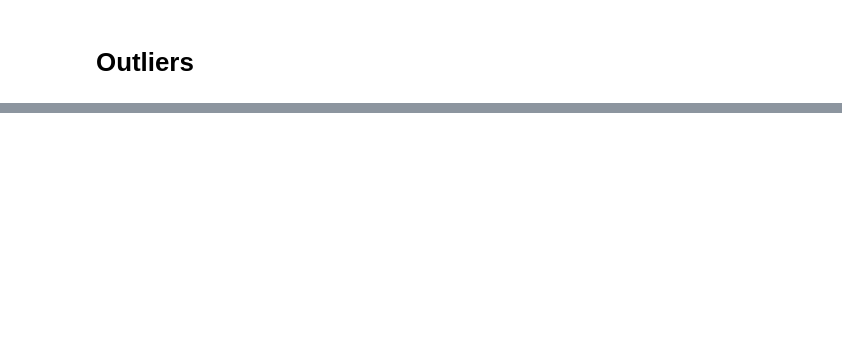
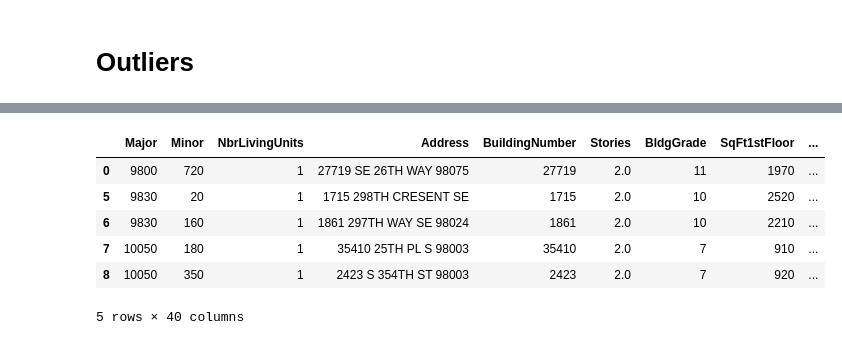
Before and after one commit to samtuleen/King-County-Home-Price-Predictors, a Jupyter notebook: notebooks/exploratory/Predicting-Most-Valuable-Home-Projects-In-King-County-Analysis.ipynb, the cells around one changed output, grey strips where cells are left out. Saved outputs shown, nothing was run; the diff lists cells and outputs as text; code cells hidden in the pictures; blank space fills up the shorter version.

```diff
--- a/notebooks/exploratory/Predicting-Most-Valuable-Home-Projects-In-King-County-Analysis.ipynb
+++ b/notebooks/exploratory/Predicting-Most-Valuable-Home-Projects-In-King-County-Analysis.ipynb
@@ -666,0 +660,11 @@ count
+# %%
+prices = single_family_homes[single_family_homes['SalePrice'] > 0]
+prices.head()
+# %% [output]
+|  | Major | Minor | NbrLivingUnits | Address | BuildingNumber | Stories | BldgGrade | SqFt1stFloor | ... |
+| 0 | 9800 | 720 | 1 | 27719 SE 26TH WAY 98075 | 27719 | 2.0 | 11 | 1970 | ... |
+| 5 | 9830 | 20 | 1 | 1715 298TH CRESENT SE | 1715 | 2.0 | 10 | 2520 | ... |
+| 6 | 9830 | 160 | 1 | 1861 297TH WAY SE 98024 | 1861 | 2.0 | 10 | 2210 | ... |
+| 7 | 10050 | 180 | 1 | 35410 25TH PL S 98003 | 35410 | 2.0 | 7 | 910 | ... |
+| 8 | 10050 | 350 | 1 | 2423 S 354TH ST 98003 | 2423 | 2.0 | 7 | 920 | ... |
+5 rows × 40 columns
```
Also changed, not shown: parts of 12 cells of this notebook.
